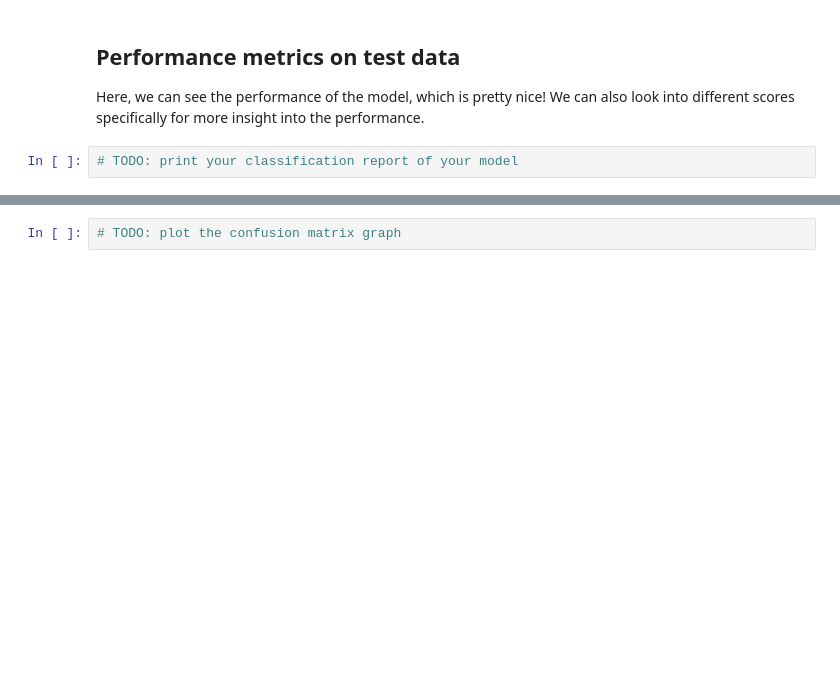
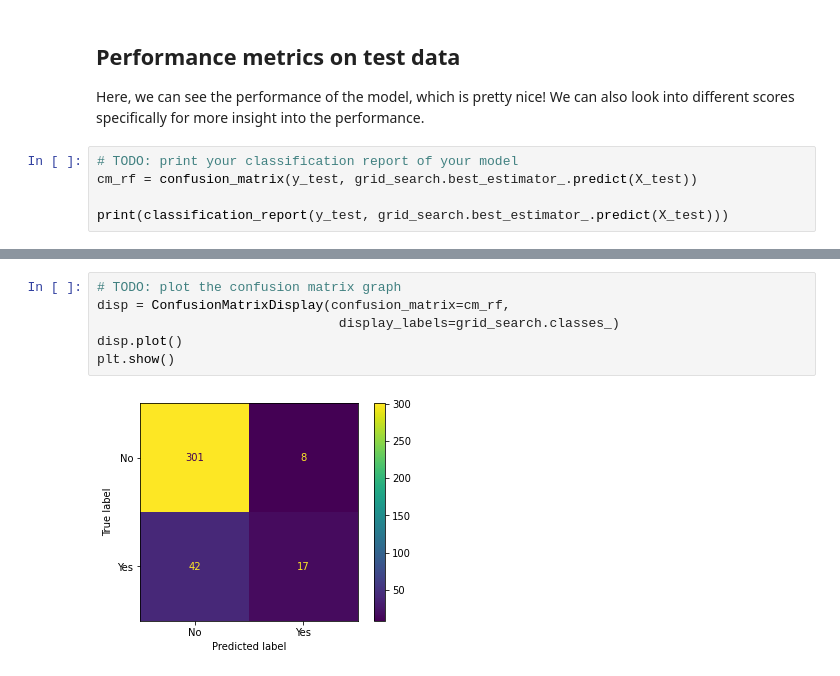
Before and after one commit to peter-callahan/vanderbilt, a Jupyter notebook: assign05-template/employee_churn_template.ipynb, the cells around one changed output, grey strips where cells are left out. Saved outputs shown, nothing was run; the diff lists cells and outputs as text; blank space fills up the shorter version.

```diff
--- a/assign05-template/employee_churn_template.ipynb
+++ b/assign05-template/employee_churn_template.ipynb
@@ -385,3 +440,6 @@ sns.barplot(y=coef_info.index, x='coef_mag', hue='coef_sign', data=coef_info, or
 Here, we can see the performance of the model, which is pretty nice! We can also look into different scores specifically for more insight into the performance.
 # %%
 # TODO: print your classification report of your model
+cm_rf = confusion_matrix(y_test, grid_search.best_estimator_.predict(X_test))
+
+print(classification_report(y_test, grid_search.best_estimator_.predict(X_test)))
@@ -388,2 +455,8 @@ Here, we can see the performance of the model, which is pretty nice! We can also
 # %%
 # TODO: plot the confusion matrix graph
+disp = ConfusionMatrixDisplay(confusion_matrix=cm_rf,
+                               display_labels=grid_search.classes_)
+disp.plot()
+plt.show()
+# %% [output]
+[figure, added]
```
Also changed, not shown: parts of 27 cells of this notebook.
